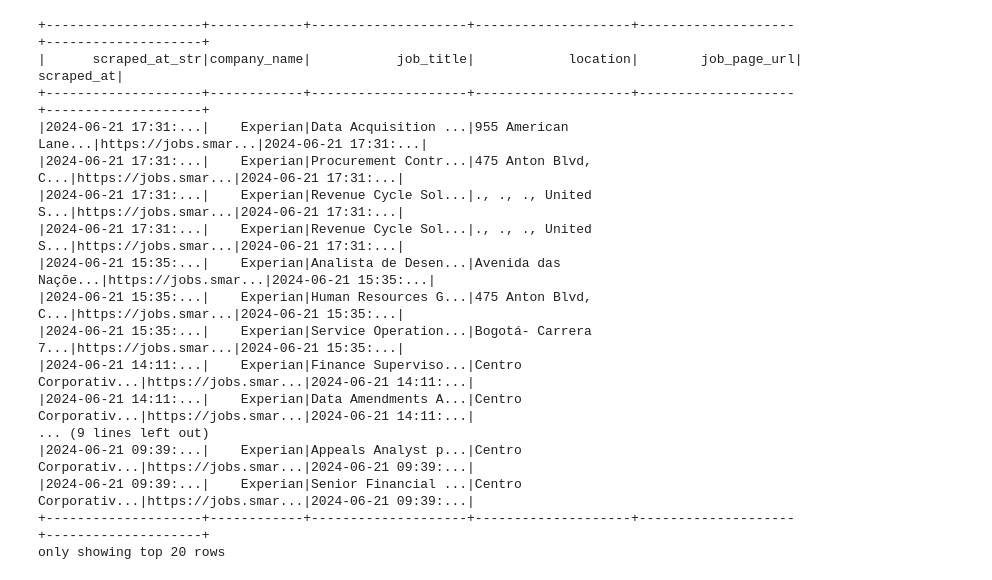
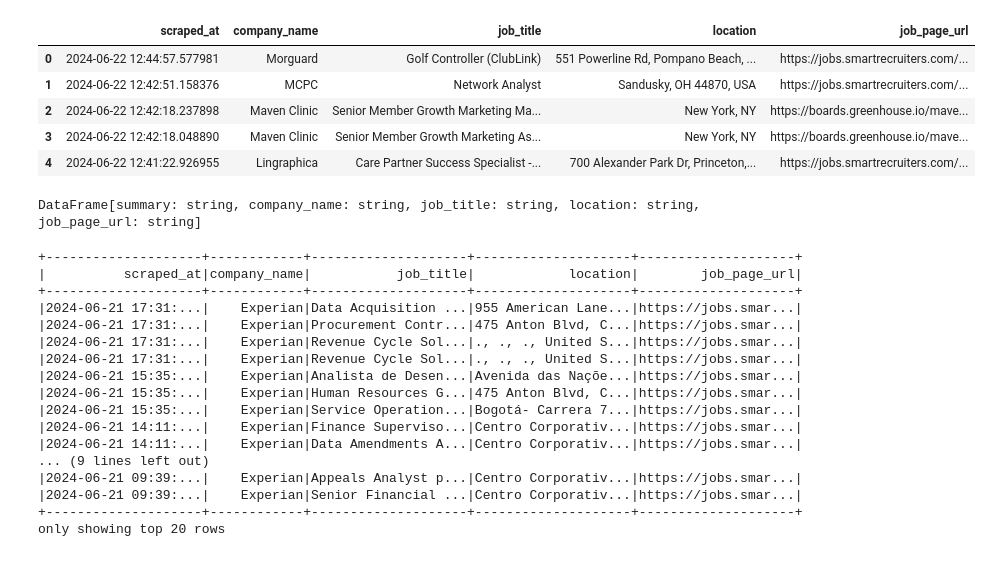
Before and after one commit to graxel/spark_tut, a Jupyter notebook: spark_tests.ipynb, the cells around one changed output. Saved outputs shown, nothing was run; the diff lists cells and outputs as text; code cells hidden in the pictures.

```diff
--- a/spark_tests.ipynb
+++ b/spark_tests.ipynb
@@ -30,6 +35,6 @@ api_url = "http://192.168.0.29:5000/execute_sql"
 response = requests.post(api_url, json={"sql_command": sql_command})
 
 if response.status_code == 200:
-    data = response.json()
+    resp = response.json()
 else:
     print(f"Failed to fetch data: {response.status_code}, {response.text}")
@@ -47,0 +45,5 @@ PySparkTypeError: [CANNOT_ACCEPT_OBJECT_IN_TYPE] `TimestampType()` can not accep
+# %%
+schema = resp['columns']
+data = resp['data']
+df = spark.createDataFrame(data, schema)
+df.show(5)
@@ -48,16 +65,4 @@ PySparkTypeError: [CANNOT_ACCEPT_OBJECT_IN_TYPE] `TimestampType()` can not accep
 # %%
 from pyspark.sql.functions import col, to_timestamp
-
-columns = [
-    "scraped_at_str",
-    "company_name",
-    "job_title",
-    "location",
-    "job_page_url"
-]
-
-# Create DataFrame
-df = spark.createDataFrame(data, columns)
-
 # Convert string to timestamp
-df = df.withColumn("scraped_at", to_timestamp(col("scraped_at_str")))
+df = df.withColumn("scraped_at", to_timestamp(col("scraped_at")))
@@ -84,25 +86,36 @@ only showing top 5 rows
+# %%
+df.limit(5).toPandas()
+# %% [output]
+|  | scraped_at | company_name | job_title | location | job_page_url |
+| 0 | 2024-06-22 12:44:57.577981 | Morguard | Golf Controller (ClubLink) | 551 Powerline Rd, Pompano Beach, ... | https://jobs.smartrecruiters.com/... |
+| 1 | 2024-06-22 12:42:51.158376 | MCPC | Network Analyst | Sandusky, OH 44870, USA | https://jobs.smartrecruiters.com/... |
+| 2 | 2024-06-22 12:42:18.237898 | Maven Clinic | Senior Member Growth Marketing Ma... | New York, NY | https://boards.greenhouse.io/mave... |
+| 3 | 2024-06-22 12:42:18.048890 | Maven Clinic | Senior Member Growth Marketing As... | New York, NY | https://boards.greenhouse.io/mave... |
+| 4 | 2024-06-22 12:41:22.926955 | Lingraphica | Care Partner Success Specialist -... | 700 Alexander Park Dr, Princeton,... | https://jobs.smartrecruiters.com/... |
+# %%
+df.describe()
+# %% [output]
+DataFrame[summary: string, company_name: string, job_title: string, location: string, job_page_url: string]
 # %%
 filtered_df = df.where(df["company_name"] == 'Experian')
-
-# Print the resulting data frame
 filtered_df.show()
 # %% [output]
-+--------------------+------------+--------------------+--------------------+--------------------+--------------------+
-|      scraped_at_str|company_name|           job_title|            location|        job_page_url|          scraped_at|
-+--------------------+------------+--------------------+--------------------+--------------------+--------------------+
-|2024-06-21 17:31:...|    Experian|Data Acquisition ...|955 American Lane...|https://jobs.smar...|2024-06-21 17:31:...|
-|2024-06-21 17:31:...|    Experian|Procurement Contr...|475 Anton Blvd, C...|https://jobs.smar...|2024-06-21 17:31:...|
-|2024-06-21 17:31:...|    Experian|Revenue Cycle Sol...|., ., ., United S...|https://jobs.smar...|2024-06-21 17:31:...|
-|2024-06-21 17:31:...|    Experian|Revenue Cycle Sol...|., ., ., United S...|https://jobs.smar...|2024-06-21 17:31:...|
-|2024-06-21 15:35:...|    Experian|Analista de Desen...|Avenida das Naçõe...|https://jobs.smar...|2024-06-21 15:35:...|
-|2024-06-21 15:35:...|    Experian|Human Resources G...|475 Anton Blvd, C...|https://jobs.smar...|2024-06-21 15:35:...|
-|2024-06-21 15:35:...|    Experian|Service Operation...|Bogotá- Carrera 7...|https://jobs.smar...|2024-06-21 15:35:...|
-|2024-06-21 14:11:...|    Experian|Finance Superviso...|Centro Corporativ...|https://jobs.smar...|2024-06-21 14:11:...|
-|2024-06-21 14:11:...|    Experian|Data Amendments A...|Centro Corporativ...|https://jobs.smar...|2024-06-21 14:11:...|
++--------------------+------------+--------------------+--------------------+--------------------+
+|          scraped_at|company_name|           job_title|            location|        job_page_url|
++--------------------+------------+--------------------+--------------------+--------------------+
+|2024-06-21 17:31:...|    Experian|Data Acquisition ...|955 American Lane...|https://jobs.smar...|
+|2024-06-21 17:31:...|    Experian|Procurement Contr...|475 Anton Blvd, C...|https://jobs.smar...|
+|2024-06-21 17:31:...|    Experian|Revenue Cycle Sol...|., ., ., United S...|https://jobs.smar...|
+|2024-06-21 17:31:...|    Experian|Revenue Cycle Sol...|., ., ., United S...|https://jobs.smar...|
+|2024-06-21 15:35:...|    Experian|Analista de Desen...|Avenida das Naçõe...|https://jobs.smar...|
+|2024-06-21 15:35:...|    Experian|Human Resources G...|475 Anton Blvd, C...|https://jobs.smar...|
+|2024-06-21 15:35:...|    Experian|Service Operation...|Bogotá- Carrera 7...|https://jobs.smar...|
+|2024-06-21 14:11:...|    Experian|Finance Superviso...|Centro Corporativ...|https://jobs.smar...|
+|2024-06-21 14:11:...|    Experian|Data Amendments A...|Centro Corporativ...|https://jobs.smar...|
 ... (9 lines left out)
-|2024-06-21 09:39:...|    Experian|Appeals Analyst p...|Centro Corporativ...|https://jobs.smar...|2024-06-21 09:39:...|
-|2024-06-21 09:39:...|    Experian|Senior Financial ...|Centro Corporativ...|https://jobs.smar...|2024-06-21 09:39:...|
-+--------------------+------------+--------------------+--------------------+--------------------+--------------------+
+|2024-06-21 09:39:...|    Experian|Appeals Analyst p...|Centro Corporativ...|https://jobs.smar...|
+|2024-06-21 09:39:...|    Experian|Senior Financial ...|Centro Corporativ...|https://jobs.smar...|
++--------------------+------------+--------------------+--------------------+--------------------+
 only showing top 20 rows
 # %%
 filtered_df.count()
```
Also changed, not shown: parts of 51 cells of this notebook, 3 other files.
